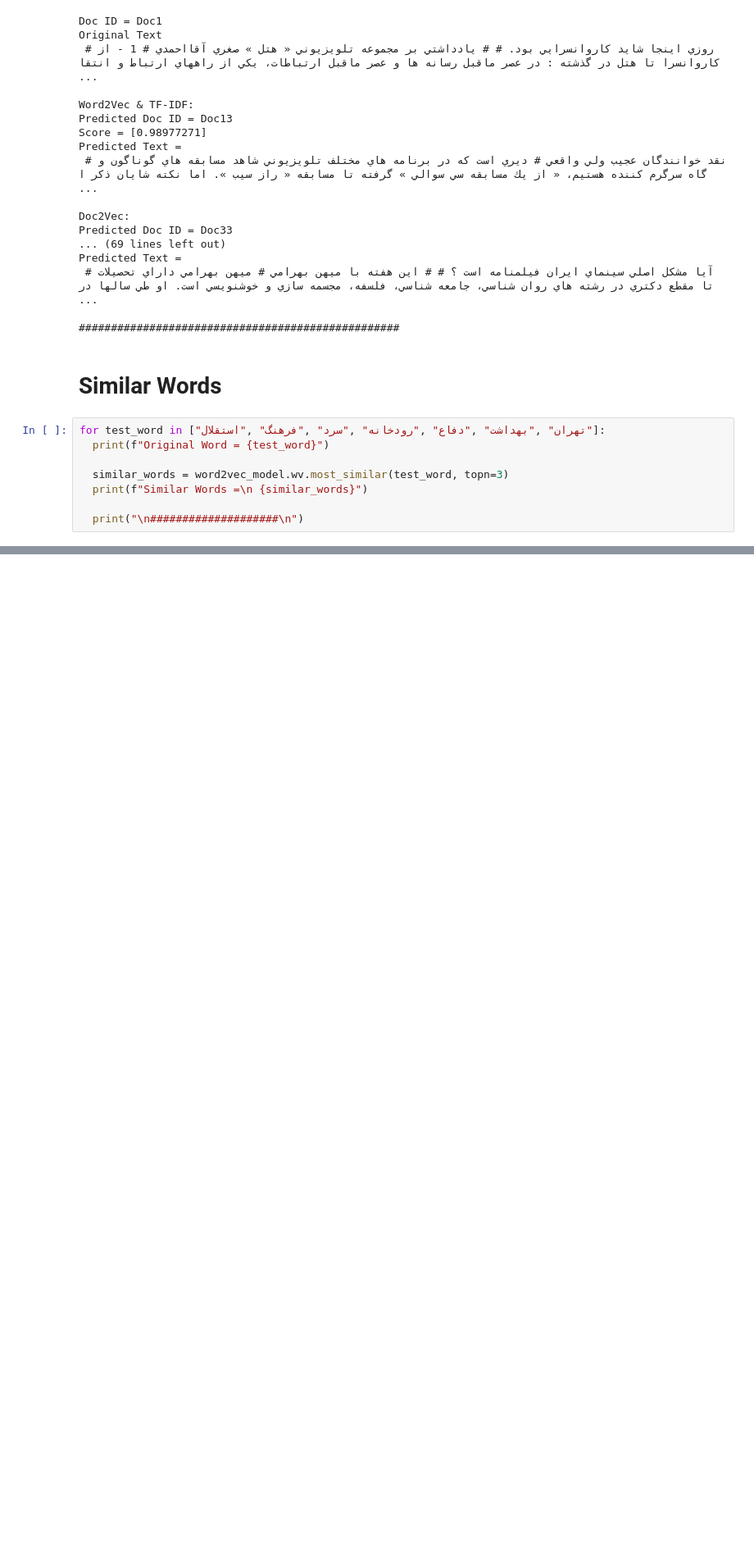
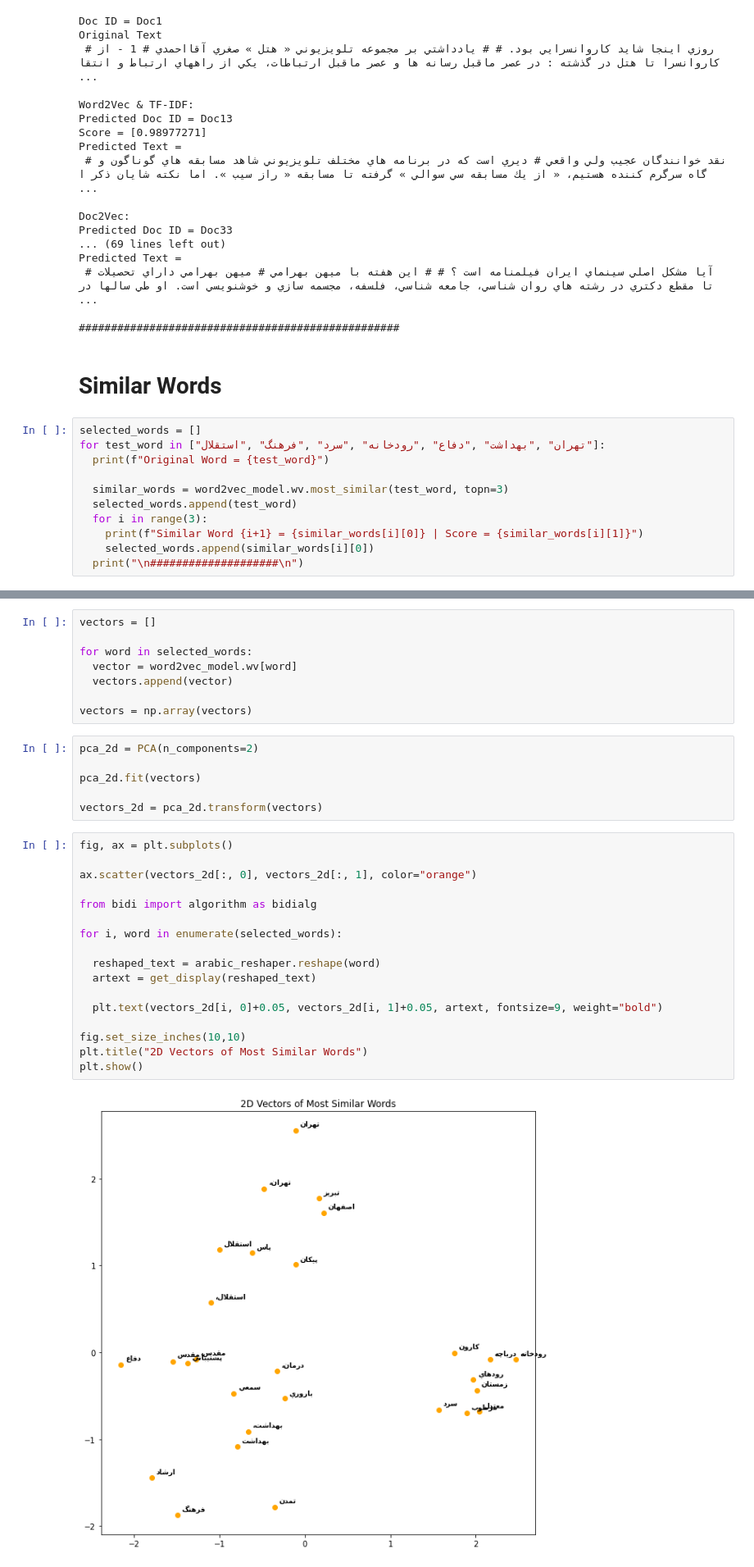
Before and after one commit to AUT-Student/NLP-HW2, a Jupyter notebook: NLP_HW2_Q1.ipynb, the cells around one changed output, grey strips where cells are left out. Shown: that part at 82% size. Saved outputs shown, nothing was run; the diff lists cells and outputs as text; blank space fills up the shorter version.

Commit message:
2D Vector Plots of Similar Words

```diff
--- a/NLP_HW2_Q1.ipynb
+++ b/NLP_HW2_Q1.ipynb
@@ -176,12 +183,15 @@ Predicted Text =
 # %% [markdown]
 # Similar Words
 # %%
+selected_words = []
 for test_word in ["تهران" ,"بهداشت" ,"دفاع" ,"رودخانه" ,"سرد" ,"فرهنگ" ,"استقلال"]:
   print(f"Original Word = {test_word}")
 
   similar_words = word2vec_model.wv.most_similar(test_word, topn=3)
-  print(f"Similar Words =\n {similar_words}")
-
+  selected_words.append(test_word)
+  for i in range(3):
+    print(f"Similar Word {i+1} = {similar_words[i][0]} | Score = {similar_words[i][1]}")
+    selected_words.append(similar_words[i][0])
   print("\n####################\n")
 # %% [output]
 Original Word = تهران
@@ -216,0 +214,33 @@ word2vec_model.wv.most_similar("تهران")
+# %%
+vectors = []
+
+for word in selected_words:
+  vector = word2vec_model.wv[word]
+  vectors.append(vector)
+
+vectors = np.array(vectors)
+# %%
+pca_2d = PCA(n_components=2)
+
+pca_2d.fit(vectors)
+
+vectors_2d = pca_2d.transform(vectors)
+# %%
+fig, ax = plt.subplots()
+
+ax.scatter(vectors_2d[:, 0], vectors_2d[:, 1], color="orange")
+
+from bidi import algorithm as bidialg
+
+for i, word in enumerate(selected_words):
+
+  reshaped_text = arabic_reshaper.reshape(word)
+  artext = get_display(reshaped_text)
+
+  plt.text(vectors_2d[i, 0]+0.05, vectors_2d[i, 1]+0.05, artext, fontsize=9, weight="bold")
+
+fig.set_size_inches(10,10)
+plt.title("2D Vectors of Most Similar Words")
+plt.show()
+# %% [output]
+[figure, added]
```
Also changed, not shown: parts of 4 cells of this notebook.
